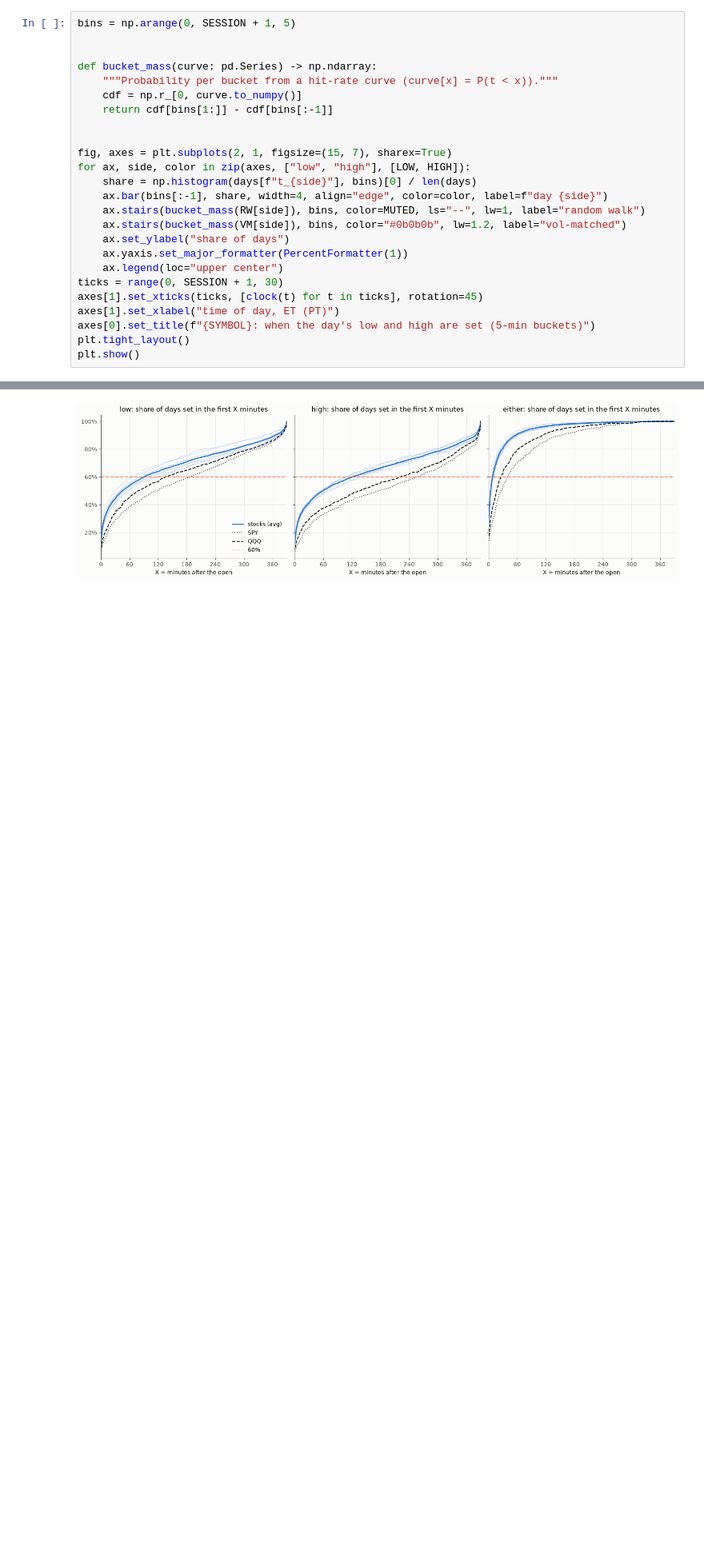
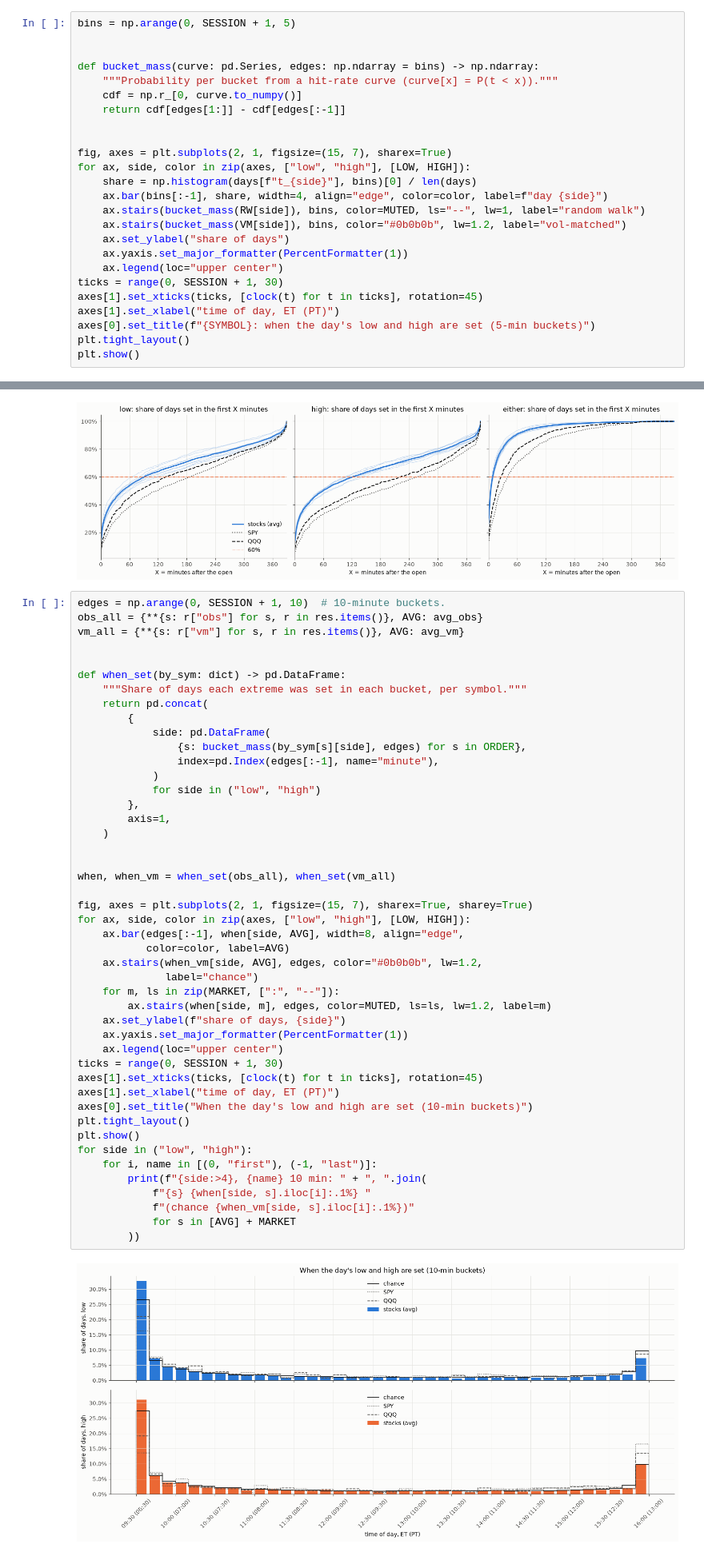
Before and after one commit to xcollantes/open-extremes, a Jupyter notebook: notebooks/open_extremes.ipynb, the cells around one changed output, grey strips where cells are left out. Shown at 80% size. Saved outputs shown, nothing was run; the diff lists cells and outputs as text; blank space fills up the shorter version.

Commit message:
Add 10-minute low and high bar charts to docs/index.html and open_extremes.ipynb

```diff
--- a/notebooks/open_extremes.ipynb
+++ b/notebooks/open_extremes.ipynb
@@ -320,10 +320,10 @@ volatility, solid is vol-matched. Times are ET, with PT in parentheses.
 bins = np.arange(0, SESSION + 1, 5)
 
 
-def bucket_mass(curve: pd.Series) -> np.ndarray:
+def bucket_mass(curve: pd.Series, edges: np.ndarray = bins) -> np.ndarray:
     """Probability per bucket from a hit-rate curve (curve[x] = P(t < x))."""
     cdf = np.r_[0, curve.to_numpy()]
-    return cdf[bins[1:]] - cdf[bins[:-1]]
+    return cdf[edges[1:]] - cdf[edges[:-1]]
 
 
 fig, axes = plt.subplots(2, 1, figsize=(15, 7), sharex=True)
@@ -613,3 +613,51 @@ plt.tight_layout()
 plt.show()
 # %% [output]
 [figure]
+# %%
+edges = np.arange(0, SESSION + 1, 10)  # 10-minute buckets.
+obs_all = {**{s: r["obs"] for s, r in res.items()}, AVG: avg_obs}
+vm_all = {**{s: r["vm"] for s, r in res.items()}, AVG: avg_vm}
+
+
+def when_set(by_sym: dict) -> pd.DataFrame:
+    """Share of days each extreme was set in each bucket, per symbol."""
+    return pd.concat(
+        {
+            side: pd.DataFrame(
+                {s: bucket_mass(by_sym[s][side], edges) for s in ORDER},
+                index=pd.Index(edges[:-1], name="minute"),
+            )
+            for side in ("low", "high")
+        },
+        axis=1,
+    )
+
+
+when, when_vm = when_set(obs_all), when_set(vm_all)
+
+fig, axes = plt.subplots(2, 1, figsize=(15, 7), sharex=True, sharey=True)
+for ax, side, color in zip(axes, ["low", "high"], [LOW, HIGH]):
+    ax.bar(edges[:-1], when[side, AVG], width=8, align="edge",
+           color=color, label=AVG)
+    ax.stairs(when_vm[side, AVG], edges, color="#0b0b0b", lw=1.2,
+              label="chance")
+    for m, ls in zip(MARKET, [":", "--"]):
+        ax.stairs(when[side, m], edges, color=MUTED, ls=ls, lw=1.2, label=m)
+    ax.set_ylabel(f"share of days, {side}")
+    ax.yaxis.set_major_formatter(PercentFormatter(1))
+    ax.legend(loc="upper center")
+ticks = range(0, SESSION + 1, 30)
+axes[1].set_xticks(ticks, [clock(t) for t in ticks], rotation=45)
+axes[1].set_xlabel("time of day, ET (PT)")
+axes[0].set_title("When the day's low and high are set (10-min buckets)")
+plt.tight_layout()
+plt.show()
+for side in ("low", "high"):
+    for i, name in [(0, "first"), (-1, "last")]:
+        print(f"{side:>4}, {name} 10 min: " + ", ".join(
+            f"{s} {when[side, s].iloc[i]:.1%} "
+            f"(chance {when_vm[side, s].iloc[i]:.1%})"
+            for s in [AVG] + MARKET
+        ))
+# %% [output]
+[figure, added]
```
Also changed, not shown: parts of 1 cell of this notebook, 1 other file.
